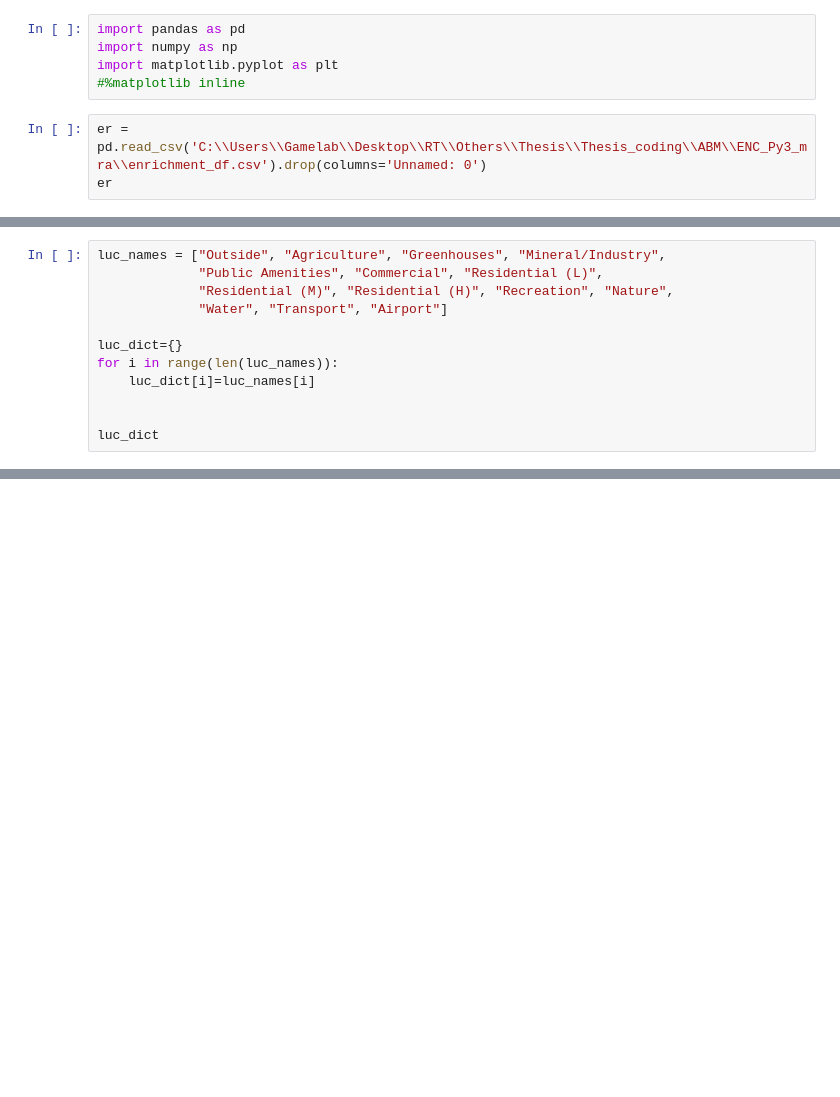
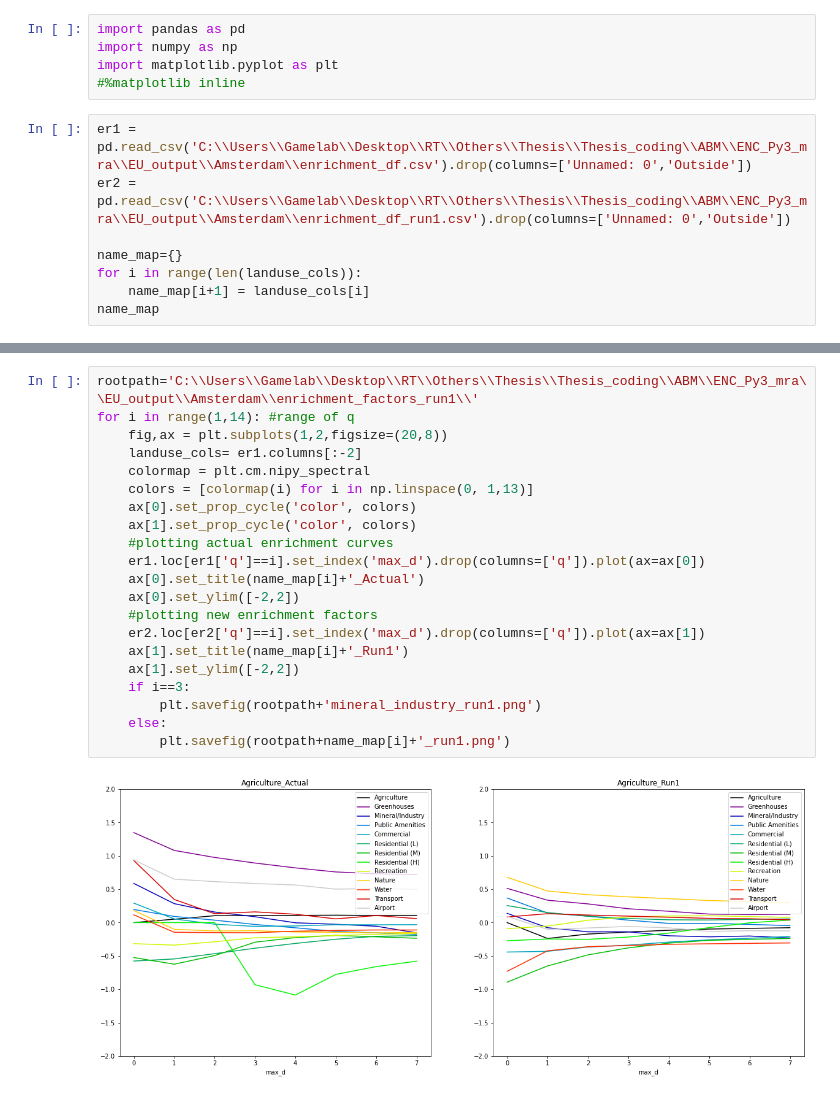
Before and after one commit to aarsundaram/ENC_Py3_mra, a Jupyter notebook: enrichment_curves.ipynb, the cells around one changed output, grey strips where cells are left out. Saved outputs shown, nothing was run; the diff lists cells and outputs as text; blank space fills up the shorter version.

Commit message:
updated figures for run1

```diff
--- a/enrichment_curves.ipynb
+++ b/enrichment_curves.ipynb
@@ -4,6 +4,11 @@ import numpy as np
 import matplotlib.pyplot as plt
 #%matplotlib inline
 # %%
-er = pd.read_csv('C:\\Users\\Gamelab\\Desktop\\RT\\Others\\Thesis\\Thesis_coding\\ABM\\ENC_Py3_mra\\enrichment_df.csv').drop(columns='Unnamed: 0')
-er
+er1 = pd.read_csv('C:\\Users\\Gamelab\\Desktop\\RT\\Others\\Thesis\\Thesis_coding\\ABM\\ENC_Py3_mra\\EU_output\\Amsterdam\\enrichment_df.csv').drop(columns=['Unnamed: 0','Outside'])
+er2 = pd.read_csv('C:\\Users\\Gamelab\\Desktop\\RT\\Others\\Thesis\\Thesis_coding\\ABM\\ENC_Py3_mra\\EU_output\\Amsterdam\\enrichment_df_run1.csv').drop(columns=['Unnamed: 0','Outside'])
+
+name_map={}
+for i in range(len(landuse_cols)):
+    name_map[i+1] = landuse_cols[i]
+name_map
 # %% [output]
@@ -23,12 +27,0 @@ er
-# %%
-luc_names = ["Outside", "Agriculture", "Greenhouses", "Mineral/Industry",
-             "Public Amenities", "Commercial", "Residential (L)",
-             "Residential (M)", "Residential (H)", "Recreation", "Nature",
-             "Water", "Transport", "Airport"]
-
-luc_dict={}
-for i in range(len(luc_names)):
-    luc_dict[i]=luc_names[i]
-
-
-luc_dict
@@ -49,0 +37,23 @@ luc_dict
+# %%
+rootpath='C:\\Users\\Gamelab\\Desktop\\RT\\Others\\Thesis\\Thesis_coding\\ABM\\ENC_Py3_mra\\EU_output\\Amsterdam\\enrichment_factors_run1\\'
+for i in range(1,14): #range of q
+    fig,ax = plt.subplots(1,2,figsize=(20,8))
+    landuse_cols= er1.columns[:-2]
+    colormap = plt.cm.nipy_spectral
+    colors = [colormap(i) for i in np.linspace(0, 1,13)]
+    ax[0].set_prop_cycle('color', colors)
+    ax[1].set_prop_cycle('color', colors)
+    #plotting actual enrichment curves
+    er1.loc[er1['q']==i].set_index('max_d').drop(columns=['q']).plot(ax=ax[0])
+    ax[0].set_title(name_map[i]+'_Actual')
+    ax[0].set_ylim([-2,2])
+    #plotting new enrichment factors
+    er2.loc[er2['q']==i].set_index('max_d').drop(columns=['q']).plot(ax=ax[1])
+    ax[1].set_title(name_map[i]+'_Run1')
+    ax[1].set_ylim([-2,2])
+    if i==3:
+        plt.savefig(rootpath+'mineral_industry_run1.png')
+    else:
+        plt.savefig(rootpath+name_map[i]+'_run1.png')
+# %% [output]
+[figure, added]
```
Also changed, not shown: parts of 4 cells of this notebook, 19 other files.
